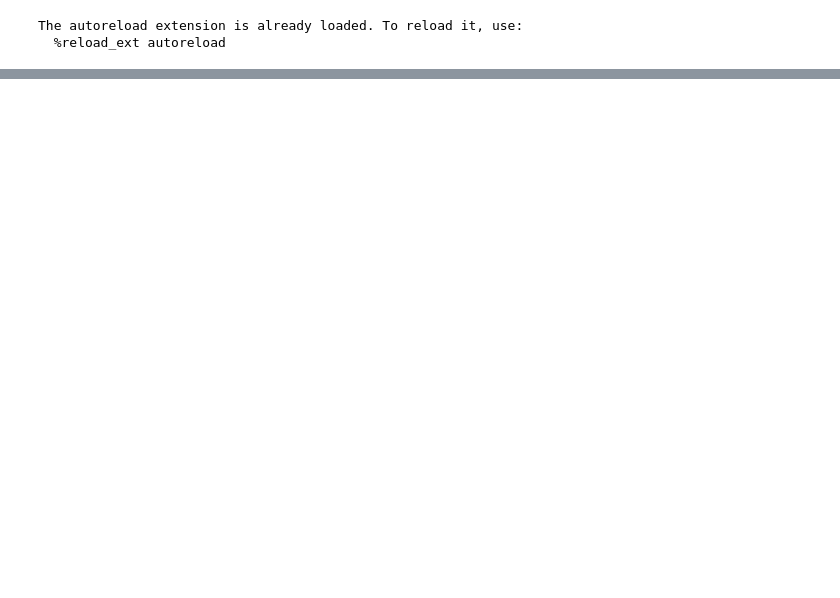
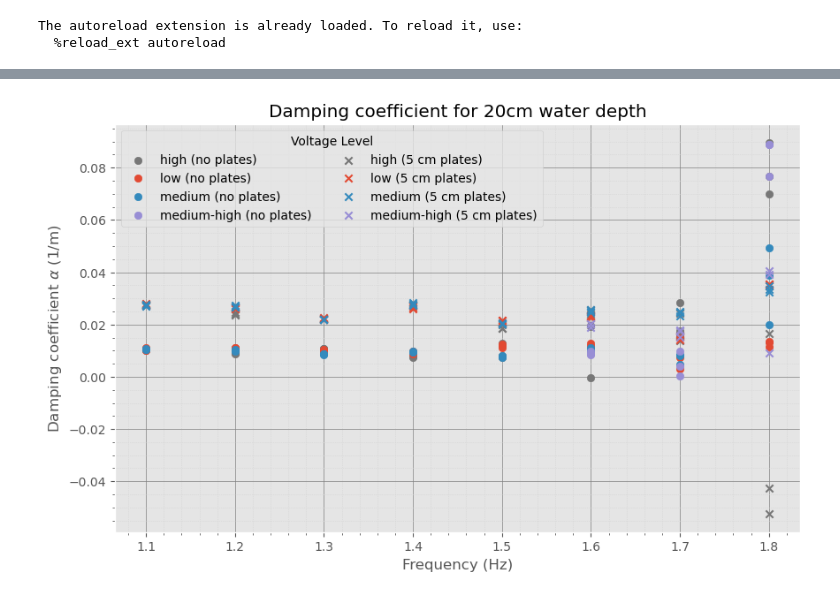
Before and after one commit to kjes4pres/Master_code, a Jupyter notebook: Lab/Analysis/a_20cm.ipynb, the cells around one changed output, grey strips where cells are left out. Saved outputs shown, nothing was run; the diff lists cells and outputs as text; code cells hidden in the pictures; blank space fills up the shorter version.

```diff
--- a/Lab/Analysis/a_20cm.ipynb
+++ b/Lab/Analysis/a_20cm.ipynb
@@ -382,0 +265,35 @@ plt.scatter(ak2, change_amp2_p)
+# %%
+level_colors = {
+    "low":  "C0",
+    "medium":  "C1",
+    "medium-high": "C2",
+    "high": "C3",
+}
+
+fig, ax = plt.subplots(figsize=(10, 6))
+
+for level, sub in no_plates.groupby("volt_level"):
+    ax.scatter(sub["frequency"], sub["Alpha_obs"],
+               marker='o',
+               label=f'{level} (no plates)',
+               color=level_colors.get(level, "gray"))
+
+for level, sub in plates.groupby("volt_level"):
+    ax.scatter(sub["frequency"], sub["Alpha_obs"],
+               label=f'{level} (5 cm plates)',
+               marker='x',
+               color=level_colors.get(level, "gray"))
+
+
+#ax.hlines(0, freqs[0]-0.01, freqs[-1]+0.01, colors='gray', alpha=0.7, linestyles='--')
+
+plt.xlabel('Frequency (Hz)')
+plt.ylabel(r'Damping coefficient $\alpha$ (1/m)')
+plt.title('Damping coefficient for 20cm water depth')
+
+ax.legend(title="Voltage Level", ncol=2)
+plt.minorticks_on()
+plt.grid(which='major', linestyle='-', linewidth='0.5', color='gray')
+plt.grid(which='minor', linestyle=':', linewidth='0.5', color='lightgray')
+# %% [output]
+[figure, added]
```
Also changed, not shown: parts of 33 cells of this notebook, 1 other file.
